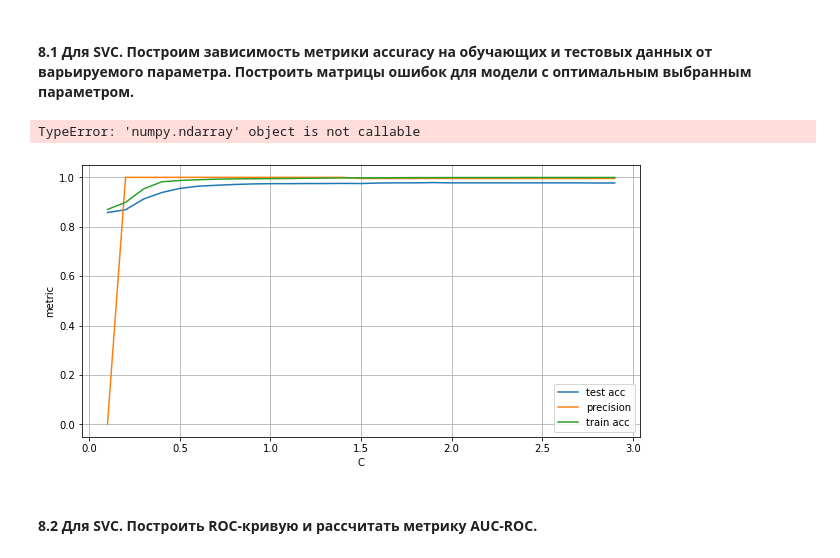
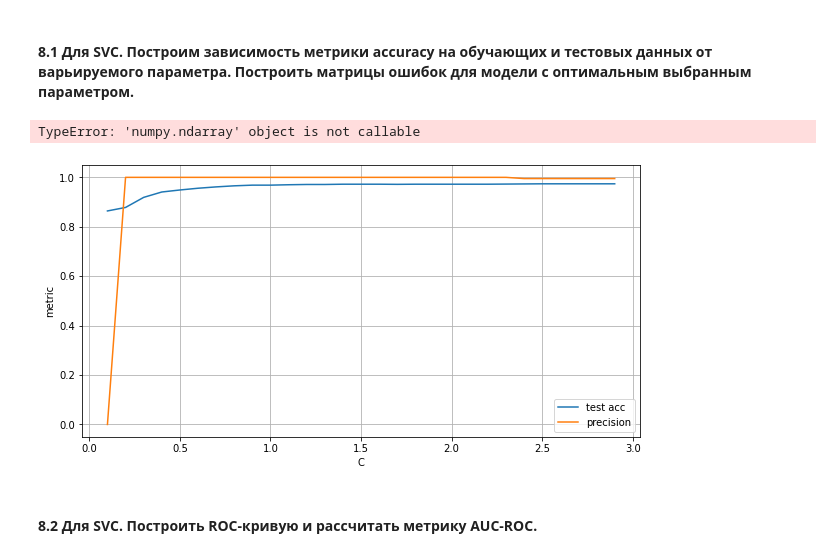
Before and after one commit to gruzdov2016stud/AI, a Jupyter notebook: AI-LR2-Gruzdov.ipynb, the cells around one changed output. Drawn from its saved outputs; the diff is of its cells as text; code cells hidden in the pictures.

```diff
--- a/AI-LR2-Gruzdov.ipynb
+++ b/AI-LR2-Gruzdov.ipynb
@@ -328,17 +334,17 @@ SVC(C=1.4000000000000001, probability=True)
 # %%
 plt.figure(figsize = [10,5])
 plt.plot(c_range, SVC_accuracy)
 plt.plot(c_range, SVC_precision)
-plt.plot(c_range, SVC_train_accuracy)
-plt.legend(['test acc','precision','train acc'])
+# plt.plot(c_range, SVC_train_accuracy)
+plt.legend(['test acc','precision'])
 plt.grid('on')
 plt.xlabel('C')
 plt.ylabel('metric')
 SVC_confusion_matrix = confusion_matrix(y_test, SVC_model.predict(X_test))
 pd.DataFrame(data  =  SVC_confusion_matrix,  columns  =  ['predicted  ham', 'predicted spam'], index = ['actual ham', 'actual spam'])
 # %% [output]
 TypeError: 'numpy.ndarray' object is not callable
-[figure, old version]
+[figure, new version]
 # %% [markdown]
 <h4> 8.2 Для SVC. Построить ROC-кривую и рассчитать метрику AUC-ROC.</h4>
 # %%
```
Also changed, not shown: parts of 13 cells of this notebook, 1 other file.
